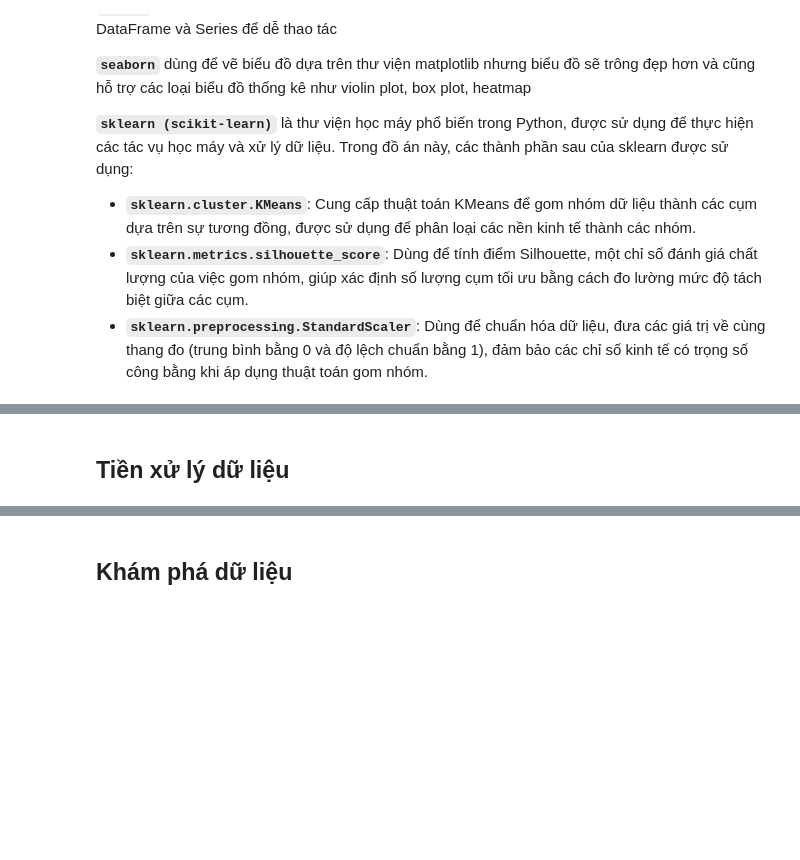
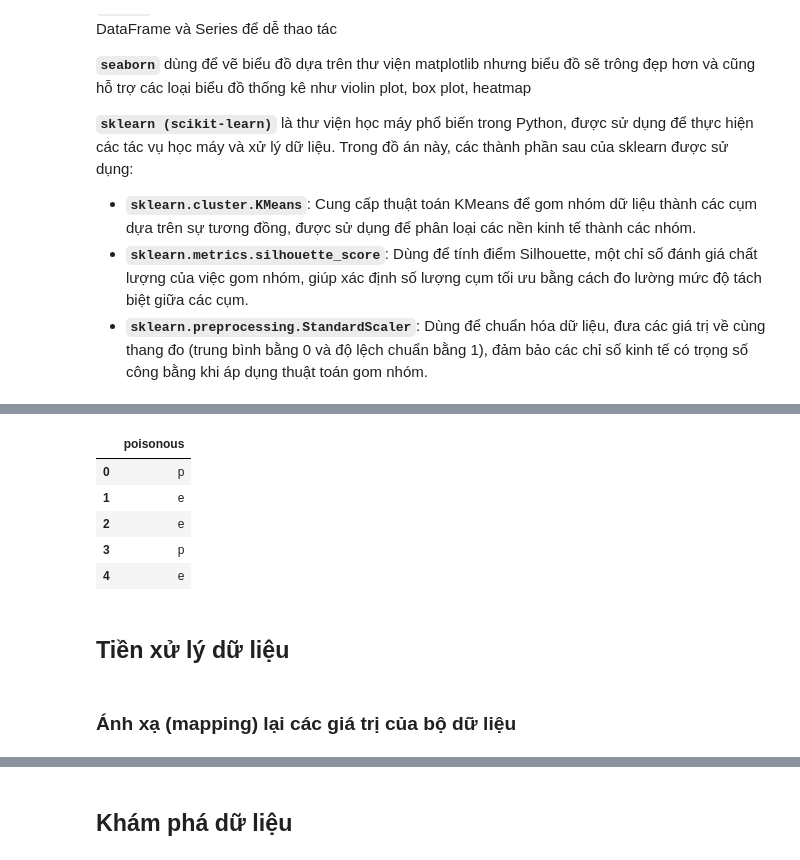
Before and after one commit to 0Nguyen0Cong0Tuan0/Data-Visualization, a Jupyter notebook: Lab3/main.ipynb, the cells around one changed output, grey strips where cells are left out. Saved outputs shown, nothing was run; the diff lists cells and outputs as text; code cells hidden in the pictures; blank space fills up the shorter version.

```diff
--- a/Lab3/main.ipynb
+++ b/Lab3/main.ipynb
@@ -96,2 +111,13 @@ print(mushroom.variables)
+# %%
+y.head()
+# %% [output]
+|  | poisonous |
+| 0 | p |
+| 1 | e |
+| 2 | e |
+| 3 | p |
+| 4 | e |
 # %% [markdown]
 ## **Tiền xử lý dữ liệu**
+# %% [markdown]
+### **Ánh xạ (mapping) lại các giá trị của bộ dữ liệu**
```
Also changed, not shown: parts of 83 cells of this notebook, 1 other file.
